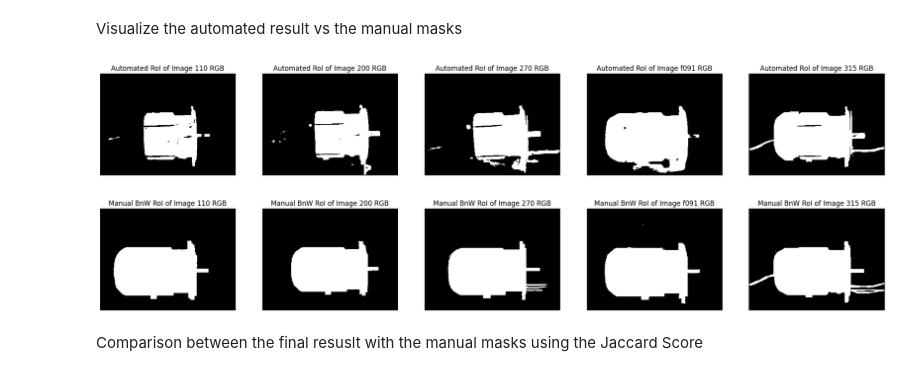
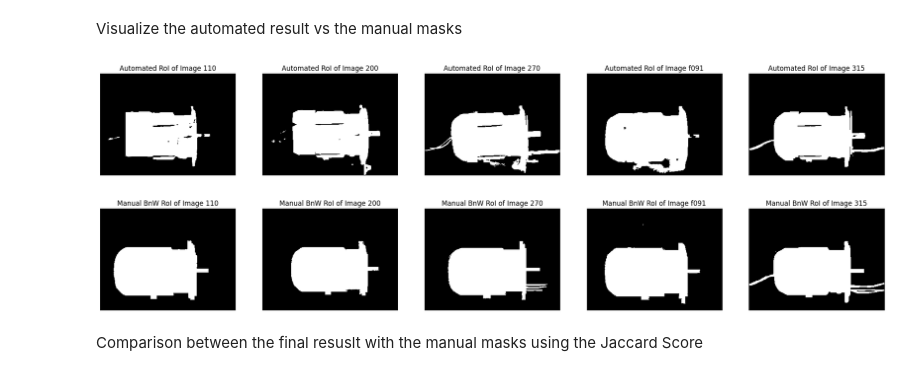
Before and after one commit to anamarigarzon/Predictive_and_Proactive_Maintenance_in_Power_Systems, a Jupyter notebook: Indoor-Power-Systems/IR_image_analysis_Motor.ipynb, the cells around one changed output. Saved outputs shown, nothing was run; the diff lists cells and outputs as text; code cells hidden in the pictures.

```diff
--- a/Indoor-Power-Systems/IR_image_analysis_Motor.ipynb
+++ b/Indoor-Power-Systems/IR_image_analysis_Motor.ipynb
@@ -672,78 +690,78 @@ def find_RoI(img_gray,cluster,ref_mask):
 # %% [markdown]
 Visualize the automated result vs the manual masks
 # %%
-ref_image = manual_mask_110_BnW
-
-img_110_test = find_RoI(increase_contrast_RGB2GRAY(img_110_rgb),3,manual_mask_110_BnW)
-img_200_test = find_RoI(increase_contrast_RGB2GRAY(img_200_rgb),0,manual_mask_110_BnW)
-img_270_test = find_RoI(increase_contrast_RGB2GRAY(img_270_rgb),1,manual_mask_110_BnW)
-img_f091_test = find_RoI(increase_contrast_RGB2GRAY(img_f091_rgb),2,manual_mask_110_BnW)
-img_315_test = find_RoI(increase_contrast_RGB2GRAY(img_315_rgb),4,manual_mask_110_BnW)
+img_110_test = find_RoI(img_110_rgb,3)
+img_200_test = find_RoI(img_200_rgb,0)
+img_270_test = find_RoI(img_270_rgb,1)
+img_f091_test = find_RoI(img_f091_rgb,2)
+img_315_test = find_RoI(img_315_rgb,4)
 
 plt.figure(figsize=(25,5)) # Create figure of dimensions 25 x 5
 
 plt.subplot(151) # Locate mask
-plt.title('Automated RoI of Image 110 RGB') # Title
+plt.title('Automated RoI of Image 110') # Title
 plt.imshow(img_110_test, cmap='gray') # Select image
 plt.xticks([]), plt.yticks([]) # Erase axis
 
 plt.subplot(152) # Locate mask
-plt.title('Automated RoI of Image 200 RGB') # Title
+plt.title('Automated RoI of Image 200') # Title
 plt.imshow(img_200_test, cmap='gray') # Select image
 plt.xticks([]), plt.yticks([]) # Erase axis
 
 plt.subplot(153) # Locate mask
-plt.title('Automated RoI of Image 270 RGB') # Title
+plt.title('Automated RoI of Image 270') # Title
 plt.imshow(img_270_test, cmap='gray') # Select image
 plt.xticks([]), plt.yticks([]) # Erase axis
 
 plt.subplot(154) # Locate mask
-plt.title('Automated RoI of Image f091 RGB') # Title
+plt.title('Automated RoI of Image f091') # Title
 plt.imshow(img_f091_test, cmap='gray') # Select image
 plt.xticks([]), plt.yticks([]) # Erase axis
 
 plt.subplot(155) # Locate mask
-plt.title('Automated RoI of Image 315 RGB') # Title
+plt.title('Automated RoI of Image 315') # Title
 plt.imshow(img_315_test, cmap='gray') # Select image
 plt.xticks([]), plt.yticks([]) # Erase axis
 
 plt.show() # Show plot with images
 
 # Visualize Black and White masks
 
 plt.show() # Show plot with images
 
+
+
 plt.figure(figsize=(25,5)) # Create figure of dimensions 25 x 5
 
 plt.subplot(151) # Locate mask
-plt.title('Manual BnW RoI of Image 110 RGB') # Title
+plt.title('Manual BnW RoI of Image 110') # Title
 plt.imshow(manual_mask_110_BnW, cmap='gray') # Select image
 plt.xticks([]), plt.yticks([]) # Erase axis
 
 plt.subplot(152) # Locate mask
-plt.title('Manual BnW RoI of Image 200 RGB') # Title
+plt.title('Manual BnW RoI of Image 200') # Title
 plt.imshow(manual_mask_200_BnW, cmap='gray') # Select image
 plt.xticks([]), plt.yticks([]) # Erase axis
 
 plt.subplot(153) # Locate mask
-plt.title('Manual BnW RoI of Image 270 RGB') # Title
+plt.title('Manual BnW RoI of Image 270') # Title
 plt.imshow(manual_mask_270_BnW, cmap='gray') # Select image
 plt.xticks([]), plt.yticks([]) # Erase axis
 
 plt.subplot(154) # Locate mask
-plt.title('Manual BnW RoI of Image f091 RGB') # Title
+plt.title('Manual BnW RoI of Image f091') # Title
 plt.imshow(manual_mask_f091_BnW, cmap='gray') # Select image
 plt.xticks([]), plt.yticks([]) # Erase axis
 
 plt.subplot(155) # Locate mask
-plt.title('Manual BnW RoI of Image 315 RGB') # Title
+plt.title('Manual BnW RoI of Image 315') # Title
 plt.imshow(manual_mask_315_BnW, cmap='gray') # Select image
 plt.xticks([]), plt.yticks([]) # Erase axis
 
 plt.show() # Show plot with images
 # %% [output]
-[figure, old version]
+[figure, new version]
-[figure, old version]
+[figure, new version]
 # %% [markdown]
 Comparison between the final resuslt with the manual masks using the Jaccard Score
 # %%
```
Also changed, not shown: parts of 9 cells of this notebook.
